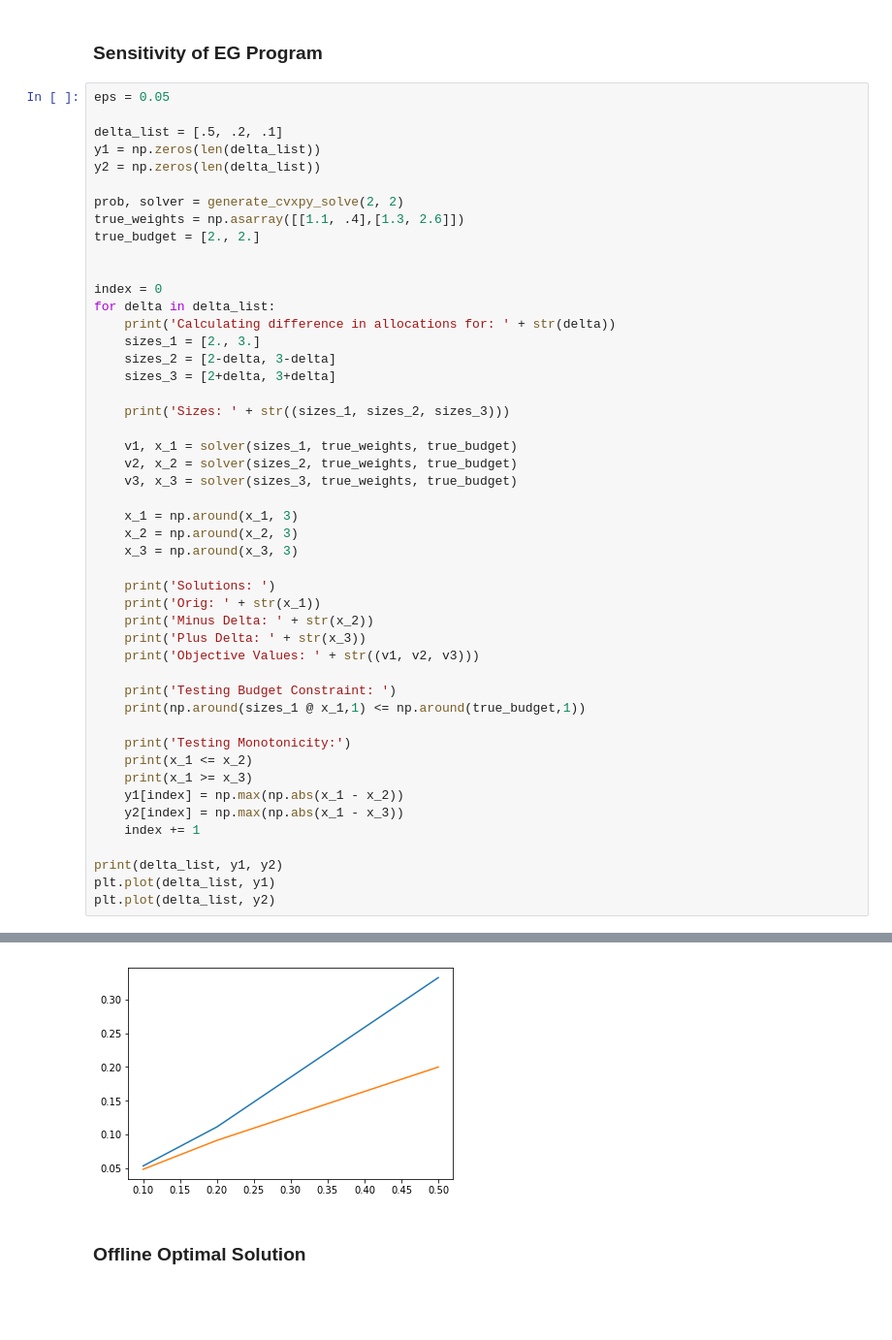
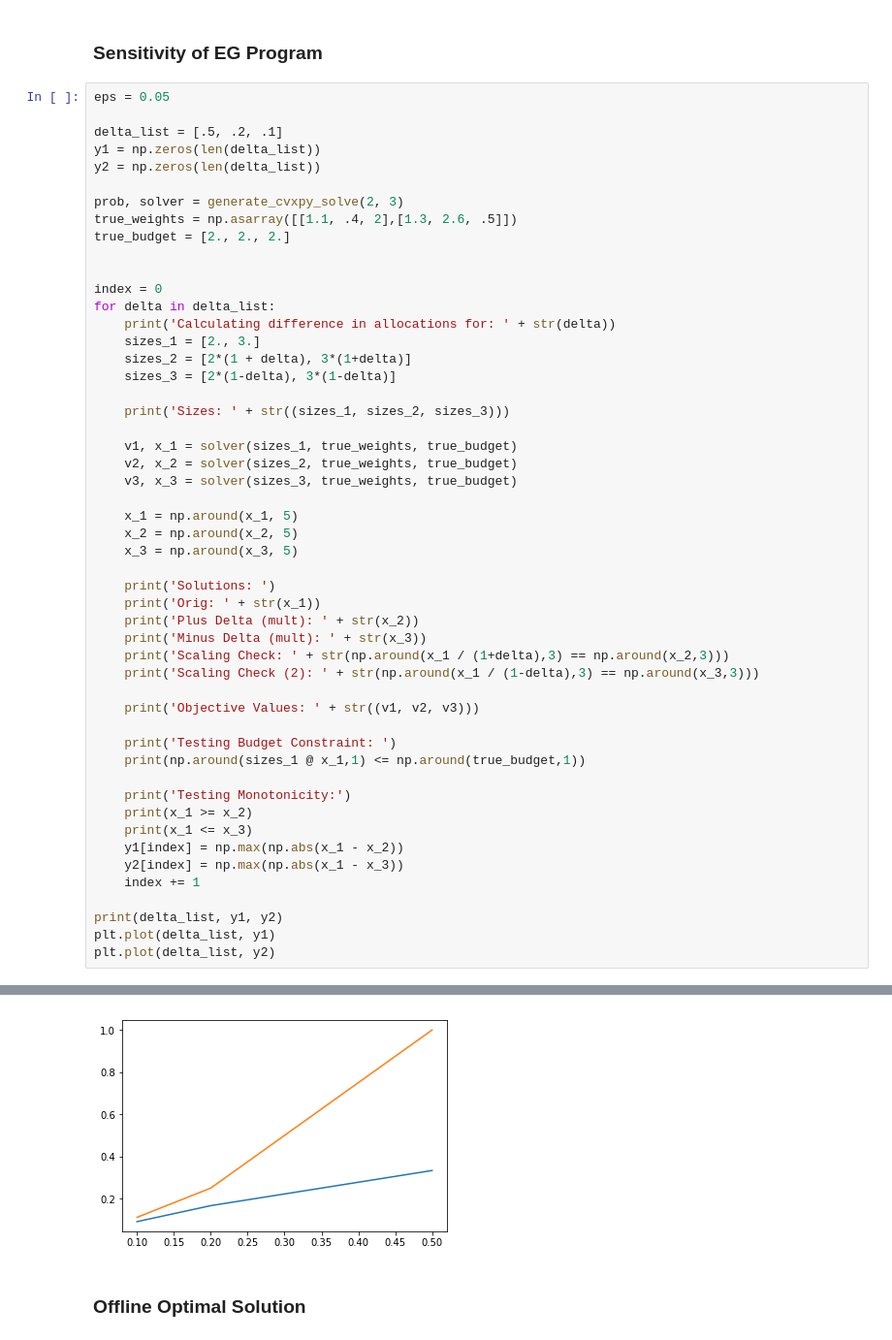
Before and after one commit to seanrsinclair/Online-Resource-Allocation, a Jupyter notebook: single type/adaptive_threshold_multiple_types.ipynb, the cells around one changed output, grey strips where cells are left out. Shown at 97% size. Drawn from its saved outputs; the diff is of its cells as text; blank space fills up the shorter version.

```diff
--- a/single type/adaptive_threshold_multiple_types.ipynb
+++ b/single type/adaptive_threshold_multiple_types.ipynb
@@ -75,17 +75,17 @@ delta_list = [.5, .2, .1]
 y1 = np.zeros(len(delta_list))
 y2 = np.zeros(len(delta_list))
 
-prob, solver = generate_cvxpy_solve(2, 2)
-true_weights = np.asarray([[1.1, .4],[1.3, 2.6]])
-true_budget = [2., 2.]
+prob, solver = generate_cvxpy_solve(2, 3)
+true_weights = np.asarray([[1.1, .4, 2],[1.3, 2.6, .5]])
+true_budget = [2., 2., 2.]
 
 
 index = 0
 for delta in delta_list:
     print('Calculating difference in allocations for: ' + str(delta))
     sizes_1 = [2., 3.]
-    sizes_2 = [2-delta, 3-delta]
-    sizes_3 = [2+delta, 3+delta]
+    sizes_2 = [2*(1 + delta), 3*(1+delta)]
+    sizes_3 = [2*(1-delta), 3*(1-delta)]
 
     print('Sizes: ' + str((sizes_1, sizes_2, sizes_3)))
 
@@ -93,22 +93,25 @@ for delta in delta_list:
     v2, x_2 = solver(sizes_2, true_weights, true_budget)
     v3, x_3 = solver(sizes_3, true_weights, true_budget)
 
-    x_1 = np.around(x_1, 3)
-    x_2 = np.around(x_2, 3)
-    x_3 = np.around(x_3, 3)
+    x_1 = np.around(x_1, 5)
+    x_2 = np.around(x_2, 5)
+    x_3 = np.around(x_3, 5)
 
     print('Solutions: ')
     print('Orig: ' + str(x_1))
-    print('Minus Delta: ' + str(x_2))
-    print('Plus Delta: ' + str(x_3))
+    print('Plus Delta (mult): ' + str(x_2))
+    print('Minus Delta (mult): ' + str(x_3))
+    print('Scaling Check: ' + str(np.around(x_1 / (1+delta),3) == np.around(x_2,3)))
+    print('Scaling Check (2): ' + str(np.around(x_1 / (1-delta),3) == np.around(x_3,3)))
+
     print('Objective Values: ' + str((v1, v2, v3)))
 
     print('Testing Budget Constraint: ')
     print(np.around(sizes_1 @ x_1,1) <= np.around(true_budget,1))
 
     print('Testing Monotonicity:')
-    print(x_1 <= x_2)
-    print(x_1 >= x_3)
+    print(x_1 >= x_2)
+    print(x_1 <= x_3)
     y1[index] = np.max(np.abs(x_1 - x_2))
     y2[index] = np.max(np.abs(x_1 - x_3))
     index += 1
@@ -137,5 +140,5 @@ Testing Budget Constraint:
 [<matplotlib.lines.Line2D at 0x...>]
-[figure, old version]
+[figure, new version]
 # %% [markdown]
 ### Offline Optimal Solution
 # %%
```
Also changed, not shown: parts of 11 cells of this notebook, 2 other files.
